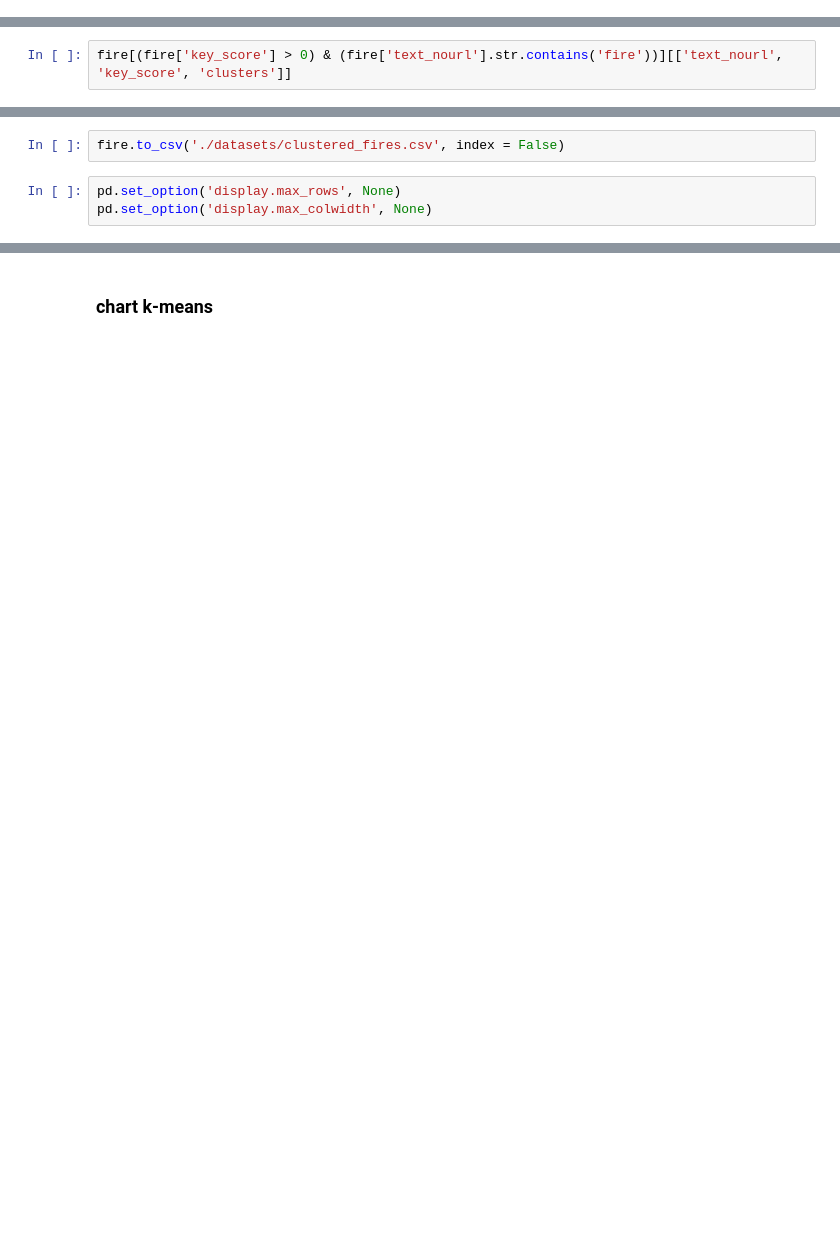
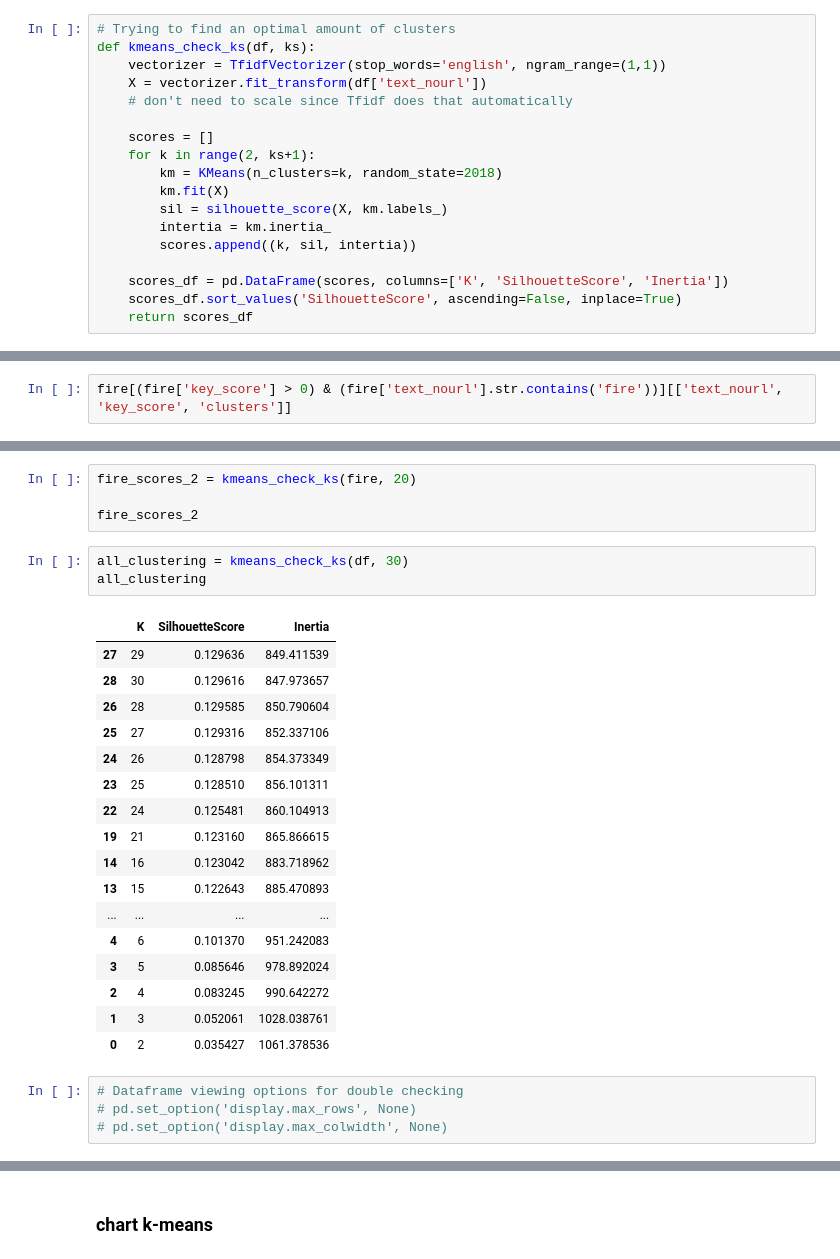
Before and after one commit to chillahwhale/TwitterAnalysis_CampFire-2018, a Jupyter notebook: k-means2.ipynb, the cells around one changed output, grey strips where cells are left out. Cells and saved outputs as stored; diff of their text form; blank space fills up the shorter version.

```diff
--- a/k-means2.ipynb
+++ b/k-means2.ipynb
@@ -13,3 +13,21 @@ df = pd.read_csv('./datasets/stacked_sentiment_again.csv')
 df.shape
 # %% [output]
 (1130, 20)
+# %%
+# Trying to find an optimal amount of clusters
+def kmeans_check_ks(df, ks):
+    vectorizer = TfidfVectorizer(stop_words='english', ngram_range=(1,1))
+    X = vectorizer.fit_transform(df['text_nourl'])
+    # don't need to scale since Tfidf does that automatically
+
+    scores = []
+    for k in range(2, ks+1):
+        km = KMeans(n_clusters=k, random_state=2018)
+        km.fit(X)
+        sil = silhouette_score(X, km.labels_)
+        intertia = km.inertia_
+        scores.append((k, sil, intertia))
+
+    scores_df = pd.DataFrame(scores, columns=['K', 'SilhouetteScore', 'Inertia'])
+    scores_df.sort_values('SilhouetteScore', ascending=False, inplace=True)
+    return scores_df
@@ -180,5 +160,29 @@ fire.head()
-# %%
-fire.to_csv('./datasets/clustered_fires.csv', index = False)
+# %%
+fire_scores_2 = kmeans_check_ks(fire, 20)
+
+fire_scores_2
+# %%
+all_clustering = kmeans_check_ks(df, 30)
+all_clustering
+# %% [output]
+|  | K | SilhouetteScore | Inertia |
+| 27 | 29 | 0.129636 | 849.411539 |
+| 28 | 30 | 0.129616 | 847.973657 |
+| 26 | 28 | 0.129585 | 850.790604 |
+| 25 | 27 | 0.129316 | 852.337106 |
+| 24 | 26 | 0.128798 | 854.373349 |
+| 23 | 25 | 0.128510 | 856.101311 |
+| 22 | 24 | 0.125481 | 860.104913 |
+| 19 | 21 | 0.123160 | 865.866615 |
+| 14 | 16 | 0.123042 | 883.718962 |
+| 13 | 15 | 0.122643 | 885.470893 |
+| ... | ... | ... | ... |
+| 4 | 6 | 0.101370 | 951.242083 |
+| 3 | 5 | 0.085646 | 978.892024 |
+| 2 | 4 | 0.083245 | 990.642272 |
+| 1 | 3 | 0.052061 | 1028.038761 |
+| 0 | 2 | 0.035427 | 1061.378536 |
 # %%
-pd.set_option('display.max_rows', None)
-pd.set_option('display.max_colwidth', None)
+# Dataframe viewing options for double checking
+# pd.set_option('display.max_rows', None)
+# pd.set_option('display.max_colwidth', None)
```
Also changed, not shown: parts of 53 cells of this notebook.
